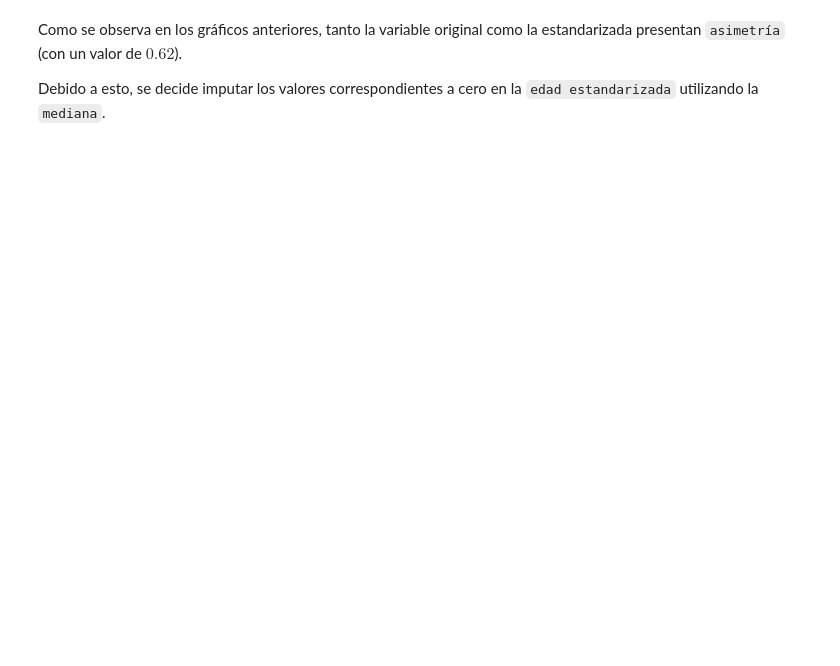
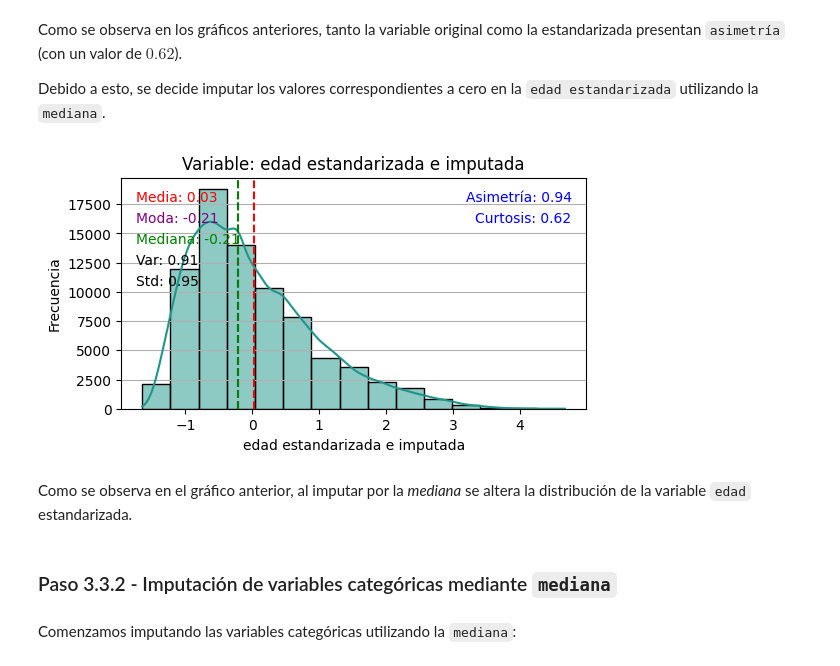
Before and after one commit to gasper-az/CEIA_Analisis_de_datos, a Jupyter notebook: trabajos_practicos/resolucion_tp_02/tp_02.ipynb, the cells around one changed output. Saved outputs shown, nothing was run; the diff lists cells and outputs as text; code cells hidden in the pictures; blank space fills up the shorter version.

Commit message:
[WIP][TP-02] Paso 3 completo

```diff
--- a/trabajos_practicos/resolucion_tp_02/tp_02.ipynb
+++ b/trabajos_practicos/resolucion_tp_02/tp_02.ipynb
@@ -612,3 +612,13 @@ mediana_edad_estandarizada = (X_train[const_edad]).median()
 X_train[const_edad] = (X_train[const_edad]).replace(edad_min_xtrain, mediana_edad_estandarizada)
 # %%
 X_test[const_edad] = (X_test[const_edad]).replace(edad_min_xtest, mediana_edad_estandarizada)
+# %%
+plot_histograma(data=X_train, column=const_edad, snk=True, xlabel="edad estandarizada e imputada")
+# %% [output]
+[figure, added]
+# %% [markdown]
+Como se observa en el gráfico anterior, al imputar por la *mediana* se altera la distribución de la variable `edad` estandarizada.
+# %% [markdown]
+### Paso 3.3.2 - Imputación de variables categóricas mediante `mediana`
+# %% [markdown]
+Comenzamos imputando las variables categóricas utilizando la `mediana`:
```
Also changed, not shown: parts of 7 cells of this notebook.
